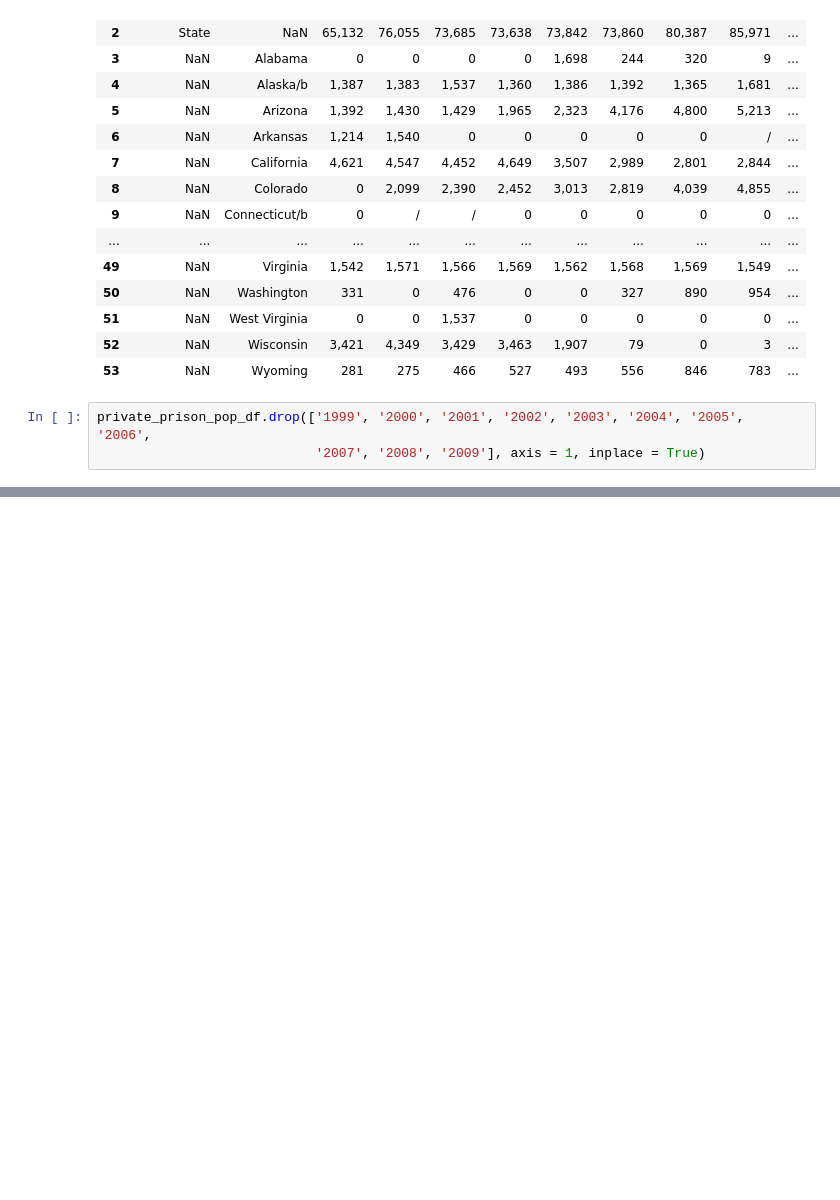
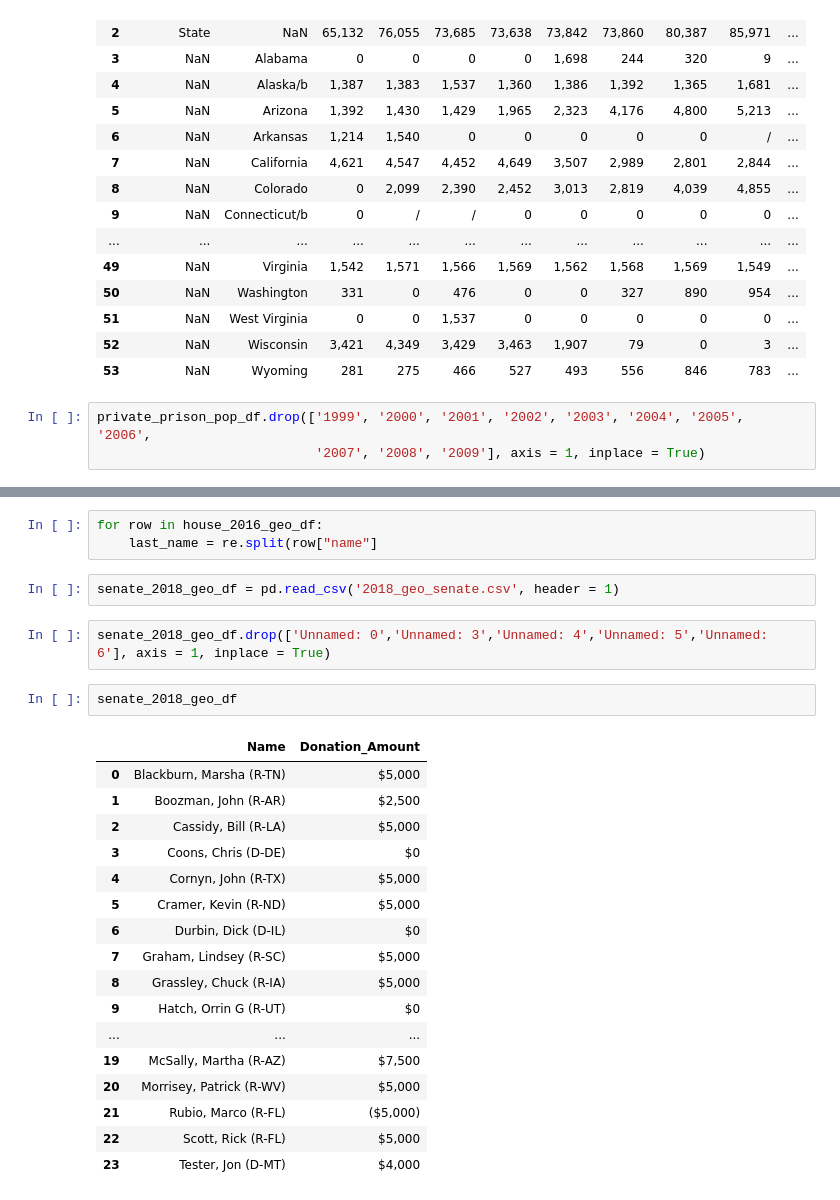
Before and after one commit to EricMa206/Module3Project, a Jupyter notebook: Project 3 Congress.ipynb, the cells around one changed output, grey strips where cells are left out. Drawn from its saved outputs; the diff is of its cells as text; blank space fills up the shorter version.

```diff
--- a/Project 3 Congress.ipynb
+++ b/Project 3 Congress.ipynb
@@ -404,0 +507,27 @@ private_prison_pop_df.drop(['1999', '2000', '2001', '2002', '2003', '2004', '200
+# %%
+for row in house_2016_geo_df:
+    last_name = re.split(row["name"]
+# %%
+senate_2018_geo_df = pd.read_csv('2018_geo_senate.csv', header = 1)
+# %%
+senate_2018_geo_df.drop(['Unnamed: 0','Unnamed: 3','Unnamed: 4','Unnamed: 5','Unnamed: 6'], axis = 1, inplace = True)
+# %%
+senate_2018_geo_df
+# %% [output]
+|  | Name | Donation_Amount |
+| 0 | Blackburn, Marsha (R-TN) | $5,000 |
+| 1 | Boozman, John (R-AR) | $2,500 |
+| 2 | Cassidy, Bill (R-LA) | $5,000 |
+| 3 | Coons, Chris (D-DE) | $0 |
+| 4 | Cornyn, John (R-TX) | $5,000 |
+| 5 | Cramer, Kevin (R-ND) | $5,000 |
+| 6 | Durbin, Dick (D-IL) | $0 |
+| 7 | Graham, Lindsey (R-SC) | $5,000 |
+| 8 | Grassley, Chuck (R-IA) | $5,000 |
+| 9 | Hatch, Orrin G (R-UT) | $0 |
+| ... | ... | ... |
+| 19 | McSally, Martha (R-AZ) | $7,500 |
+| 20 | Morrisey, Patrick (R-WV) | $5,000 |
+| 21 | Rubio, Marco (R-FL) | ($5,000) |
+| 22 | Scott, Rick (R-FL) | $5,000 |
+| 23 | Tester, Jon (D-MT) | $4,000 |
```
Also changed, not shown: parts of 11 cells of this notebook, 1 other file.
